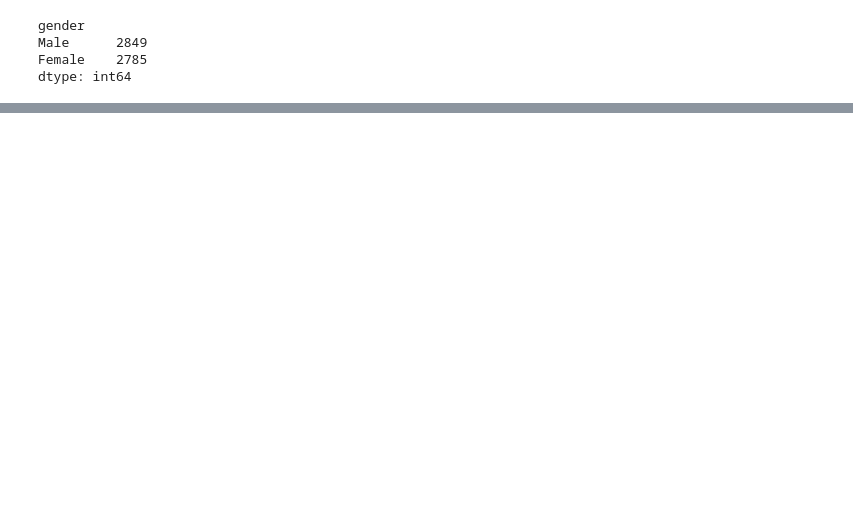
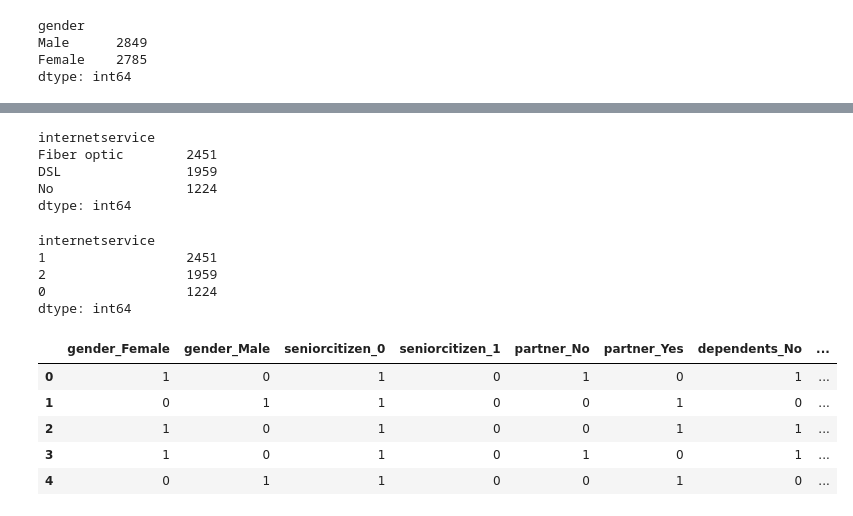
Before and after one commit to jjefferson2006/DSWP_JJ_altera, a Jupyter notebook: desafio_churn_2020.ipynb, the cells around one changed output, grey strips where cells are left out. Drawn from its saved outputs; the diff is of its cells as text; code cells hidden in the pictures; blank space fills up the shorter version.

```diff
--- a/desafio_churn_2020.ipynb
+++ b/desafio_churn_2020.ipynb
@@ -1320,0 +1534,8 @@ dtype: int64
+# %%
+df_t_is.value_counts()
+# %% [output]
+internetservice
+Fiber optic        2451
+DSL                1959
+No                 1224
+dtype: int64
@@ -1320,0 +1544,21 @@ dtype: int64
+# %%
+df_t_is.value_counts()
+# %% [output]
+internetservice
+1                  2451
+2                  1959
+0                  1224
+dtype: int64
+# %%
+df_t_2op = df_churn_train[['gender', 'seniorcitizen', 'partner', 'dependents', 'phoneservice', 'paperlessbilling']].copy()
+# %%
+df_d = pd.get_dummies(df_t_2op, columns= ['gender', 'seniorcitizen', 'partner', 'dependents', 'phoneservice', 'paperlessbilling'])
+# %%
+df_d.head()
+# %% [output]
+|  | gender_Female | gender_Male | seniorcitizen_0 | seniorcitizen_1 | partner_No | partner_Yes | dependents_No | ... |
+| 0 | 1 | 0 | 1 | 0 | 1 | 0 | 1 | ... |
+| 1 | 0 | 1 | 1 | 0 | 0 | 1 | 0 | ... |
+| 2 | 1 | 0 | 1 | 0 | 0 | 1 | 1 | ... |
+| 3 | 1 | 0 | 1 | 0 | 1 | 0 | 1 | ... |
+| 4 | 0 | 1 | 1 | 0 | 0 | 1 | 0 | ... |
```
Also changed, not shown: parts of 38 cells of this notebook.
